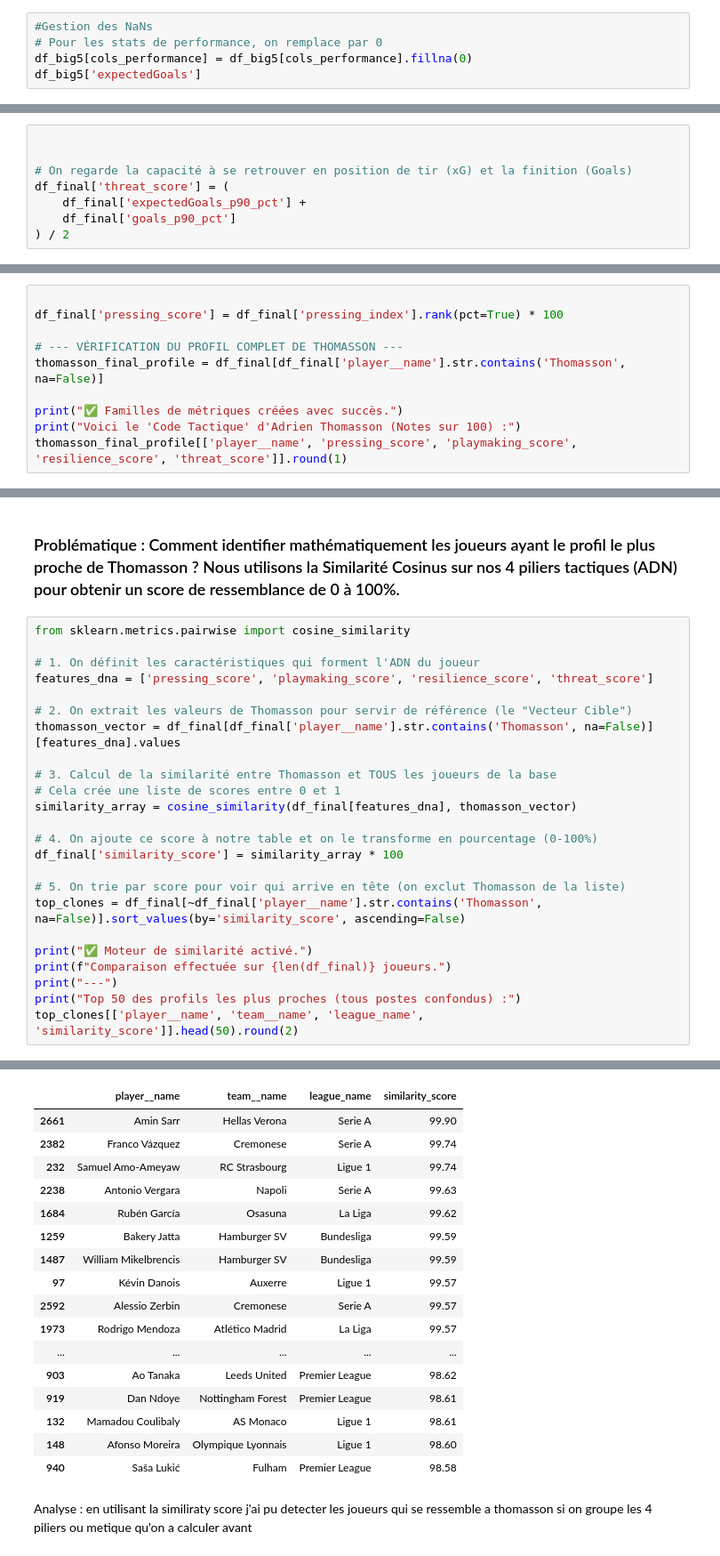
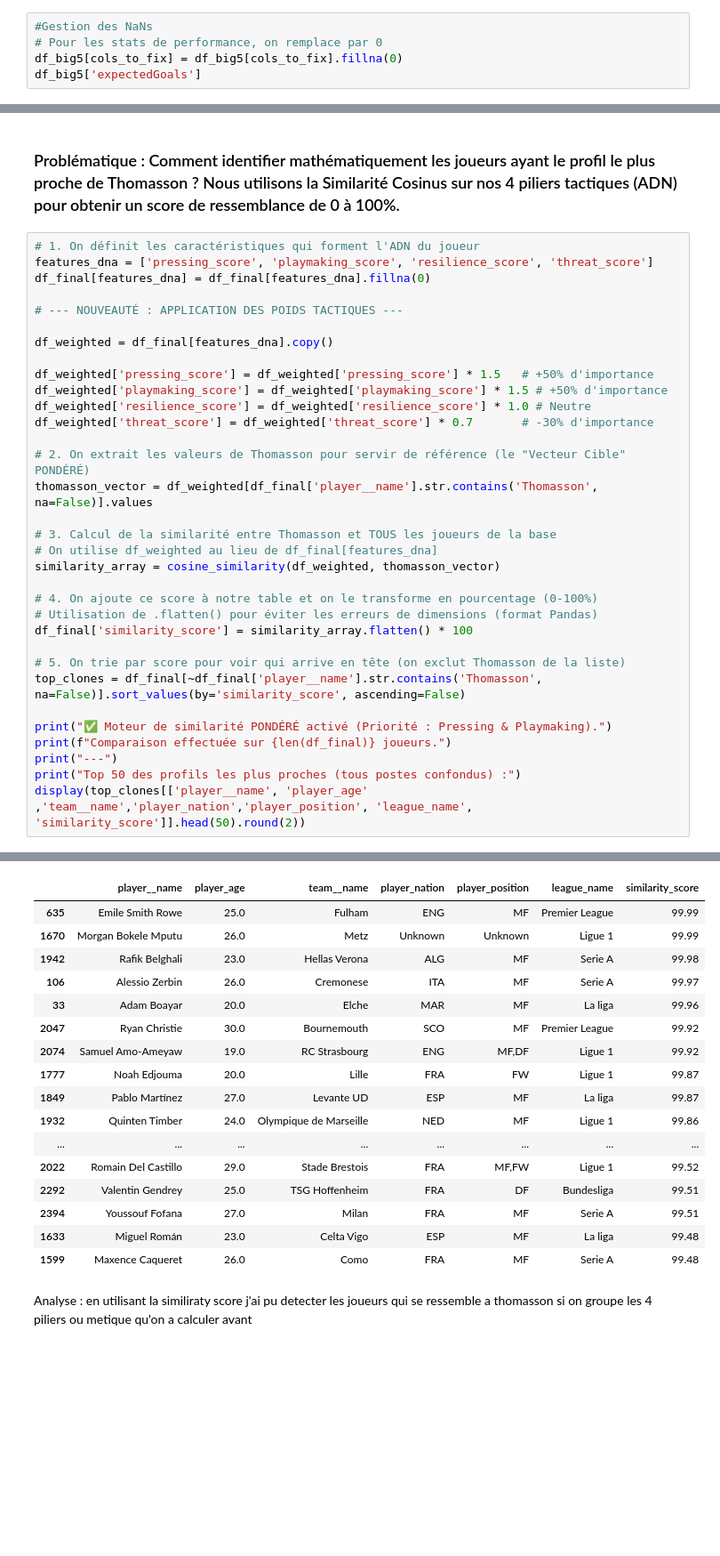
Before and after one commit to Zakaria-Errachidi/thomasson-engine, a Jupyter notebook: Thomasson_Engine.ipynb, the cells around one changed output, grey strips where cells are left out. Shown at 89% size. Cells and saved outputs as stored; diff of their text form; blank space fills up the shorter version.

```diff
--- a/Thomasson_Engine.ipynb
+++ b/Thomasson_Engine.ipynb
@@ -323,6 +304,6 @@ df_big5.shape
 # %%
 #Gestion des NaNs
 # Pour les stats de performance, on remplace par 0
-df_big5[cols_performance] = df_big5[cols_performance].fillna(0)
+df_big5[cols_to_fix] = df_big5[cols_to_fix].fillna(0)
 df_big5['expectedGoals']
 # %% [output]
@@ -495,8 +483,0 @@ df_final['resilience_score'] = (
-# %%
-
-
-# On regarde la capacité à se retrouver en position de tir (xG) et la finition (Goals)
-df_final['threat_score'] = (
-    df_final['expectedGoals_p90_pct'] +
-    df_final['goals_p90_pct']
-) / 2
@@ -505,10 +483,0 @@ df_final['threat_score'] = (
-# %%
-
-df_final['pressing_score'] = df_final['pressing_index'].rank(pct=True) * 100
-
-# --- VÉRIFICATION DU PROFIL COMPLET DE THOMASSON ---
-thomasson_final_profile = df_final[df_final['player__name'].str.contains('Thomasson', na=False)]
-
-print("✅ Familles de métriques créées avec succès.")
-print("Voici le 'Code Tactique' d'Adrien Thomasson (Notes sur 100) :")
-thomasson_final_profile[['player__name', 'pressing_score', 'playmaking_score', 'resilience_score', 'threat_score']].round(1)
@@ -522,27 +486,36 @@ Voici le 'Code Tactique' d'Adrien Thomasson (Notes sur 100) :
 # %% [markdown]
 ### Problématique : Comment identifier mathématiquement les joueurs ayant le profil le plus proche de Thomasson ? Nous utilisons la Similarité Cosinus sur nos 4 piliers tactiques (ADN) pour obtenir un score de ressemblance de 0 à 100%.
 # %%
-from sklearn.metrics.pairwise import cosine_similarity
-
 # 1. On définit les caractéristiques qui forment l'ADN du joueur
 features_dna = ['pressing_score', 'playmaking_score', 'resilience_score', 'threat_score']
+df_final[features_dna] = df_final[features_dna].fillna(0)
 
-# 2. On extrait les valeurs de Thomasson pour servir de référence (le "Vecteur Cible")
-thomasson_vector = df_final[df_final['player__name'].str.contains('Thomasson', na=False)][features_dna].values
+# --- NOUVEAUTÉ : APPLICATION DES POIDS TACTIQUES ---
+
+df_weighted = df_final[features_dna].copy()
+
+df_weighted['pressing_score'] = df_weighted['pressing_score'] * 1.5   # +50% d'importance
+df_weighted['playmaking_score'] = df_weighted['playmaking_score'] * 1.5 # +50% d'importance
+df_weighted['resilience_score'] = df_weighted['resilience_score'] * 1.0 # Neutre
+df_weighted['threat_score'] = df_weighted['threat_score'] * 0.7       # -30% d'importance
+
+# 2. On extrait les valeurs de Thomasson pour servir de référence (le "Vecteur Cible" PONDÉRÉ)
+thomasson_vector = df_weighted[df_final['player__name'].str.contains('Thomasson', na=False)].values
 
 # 3. Calcul de la similarité entre Thomasson et TOUS les joueurs de la base
-# Cela crée une liste de scores entre 0 et 1
-similarity_array = cosine_similarity(df_final[features_dna], thomasson_vector)
+# On utilise df_weighted au lieu de df_final[features_dna]
+similarity_array = cosine_similarity(df_weighted, thomasson_vector)
 
 # 4. On ajoute ce score à notre table et on le transforme en pourcentage (0-100%)
-df_final['similarity_score'] = similarity_array * 100
+# Utilisation de .flatten() pour éviter les erreurs de dimensions (format Pandas)
+df_final['similarity_score'] = similarity_array.flatten() * 100
 
 # 5. On trie par score pour voir qui arrive en tête (on exclut Thomasson de la liste)
 top_clones = df_final[~df_final['player__name'].str.contains('Thomasson', na=False)].sort_values(by='similarity_score', ascending=False)
 
-print("✅ Moteur de similarité activé.")
+print("✅ Moteur de similarité PONDÉRÉ activé (Priorité : Pressing & Playmaking).")
 print(f"Comparaison effectuée sur {len(df_final)} joueurs.")
 print("---")
 print("Top 50 des profils les plus proches (tous postes confondus) :")
-top_clones[['player__name', 'team__name', 'league_name', 'similarity_score']].head(50).round(2)
+display(top_clones[['player__name', 'player_age' ,'team__name','player_nation','player_position', 'league_name', 'similarity_score']].head(50).round(2))
 # %% [output]
@@ -551,22 +524,22 @@ Comparaison effectuée sur 1600 joueurs.
 ---
 Top 50 des profils les plus proches (tous postes confondus) :
-|  | player__name | team__name | league_name | similarity_score |
-| 2661 | Amin Sarr | Hellas Verona | Serie A | 99.90 |
-| 2382 | Franco Vázquez | Cremonese | Serie A | 99.74 |
-| 232 | Samuel Amo-Ameyaw | RC Strasbourg | Ligue 1 | 99.74 |
-| 2238 | Antonio Vergara | Napoli | Serie A | 99.63 |
-| 1684 | Rubén García | Osasuna | La Liga | 99.62 |
-| 1259 | Bakery Jatta | Hamburger SV | Bundesliga | 99.59 |
-| 1487 | William Mikelbrencis | Hamburger SV | Bundesliga | 99.59 |
-| 97 | Kévin Danois | Auxerre | Ligue 1 | 99.57 |
-| 2592 | Alessio Zerbin | Cremonese | Serie A | 99.57 |
-| 1973 | Rodrigo Mendoza | Atlético Madrid | La Liga | 99.57 |
-| ... | ... | ... | ... | ... |
-| 903 | Ao Tanaka | Leeds United | Premier League | 98.62 |
-| 919 | Dan Ndoye | Nottingham Forest | Premier League | 98.61 |
-| 132 | Mamadou Coulibaly | AS Monaco | Ligue 1 | 98.61 |
-| 148 | Afonso Moreira | Olympique Lyonnais | Ligue 1 | 98.60 |
-| 940 | Saša Lukić | Fulham | Premier League | 98.58 |
+|  | player__name | player_age | team__name | player_nation | player_position | league_name | similarity_score |
+| 635 | Emile Smith Rowe | 25.0 | Fulham | ENG | MF | Premier League | 99.99 |
+| 1670 | Morgan Bokele Mputu | 26.0 | Metz | Unknown | Unknown | Ligue 1 | 99.99 |
+| 1942 | Rafik Belghali | 23.0 | Hellas Verona | ALG | MF | Serie A | 99.98 |
+| 106 | Alessio Zerbin | 26.0 | Cremonese | ITA | MF | Serie A | 99.97 |
+| 33 | Adam Boayar | 20.0 | Elche | MAR | MF | La liga | 99.96 |
+| 2047 | Ryan Christie | 30.0 | Bournemouth | SCO | MF | Premier League | 99.92 |
+| 2074 | Samuel Amo-Ameyaw | 19.0 | RC Strasbourg | ENG | MF,DF | Ligue 1 | 99.92 |
+| 1777 | Noah Edjouma | 20.0 | Lille | FRA | FW | Ligue 1 | 99.87 |
+| 1849 | Pablo Martínez | 27.0 | Levante UD | ESP | MF | La liga | 99.87 |
+| 1932 | Quinten Timber | 24.0 | Olympique de Marseille | NED | MF | Ligue 1 | 99.86 |
+| ... | ... | ... | ... | ... | ... | ... | ... |
+| 2022 | Romain Del Castillo | 29.0 | Stade Brestois | FRA | MF,FW | Ligue 1 | 99.52 |
+| 2292 | Valentin Gendrey | 25.0 | TSG Hoffenheim | FRA | DF | Bundesliga | 99.51 |
+| 2394 | Youssouf Fofana | 27.0 | Milan | FRA | MF | Serie A | 99.51 |
+| 1633 | Miguel Román | 23.0 | Celta Vigo | ESP | MF | La liga | 99.48 |
+| 1599 | Maxence Caqueret | 26.0 | Como | FRA | MF | Serie A | 99.48 |
 # %% [markdown]
 Analyse : en utilisant la similiraty score j'ai pu detecter les joueurs qui se ressemble a thomasson si on groupe les 4 piliers ou metique qu'on a calculer avant
 # %% [markdown]
```
Also changed, not shown: parts of 81 cells of this notebook.
